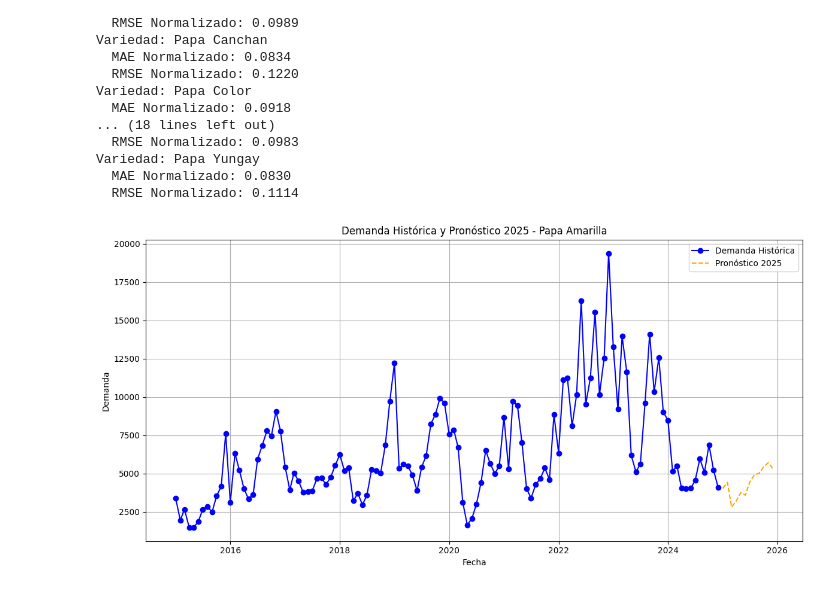
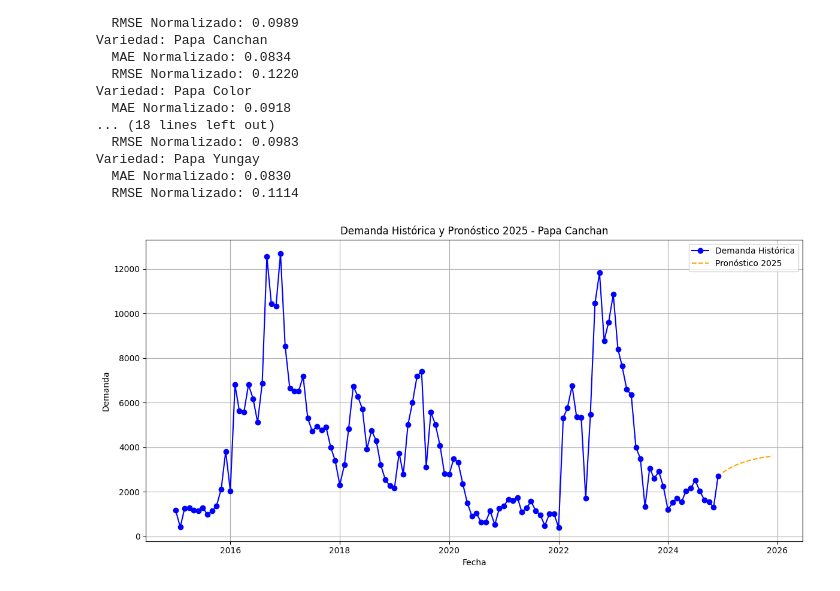
Before and after one commit to CIP-Hackaton/Arbues_CIP_notes, a Jupyter notebook: Demanda/CrearModelosParaCadaVariedad.ipynb, the cells around one changed output. Cells and saved outputs as stored; diff of their text form; code cells hidden in the pictures.

```diff
--- a/Demanda/CrearModelosParaCadaVariedad.ipynb
+++ b/Demanda/CrearModelosParaCadaVariedad.ipynb
@@ -699,7 +699,7 @@ import joblib
 from sklearn.preprocessing import MinMaxScaler
 
 # Configuración inicial
-variedad_seleccionada = "Papa Amarilla"  # Cambiar por la variedad deseada
+variedad_seleccionada = "Papa Canchan"  # Cambiar por la variedad deseada
 
 # Cargar datos y filtrar por variedad
 data = df[df['VariedadPapa'] == variedad_seleccionada].copy()
@@ -718,6 +718,7 @@ except FileNotFoundError:
 scaler = MinMaxScaler()
 data['Demanda_normalizada'] = scaler.fit_transform(data[['Demanda']])
 
+# PARA EL BACKEND :D
 # Generar predicciones para 2025
 inicio_forecast = '2025-01-01'
 fin_forecast = '2025-12-31'
@@ -725,31 +726,31 @@ fechas_forecast = pd.date_range(start=inicio_forecast, end=fin_forecast, freq='M
 
 forecast_normalizado = model.predict(n_periods=len(fechas_forecast))
 forecast = scaler.inverse_transform(np.array(forecast_normalizado).reshape(-1, 1)).flatten()
 
 # Crear un DataFrame para las predicciones
 forecast_df = pd.DataFrame({
     'Fecha': fechas_forecast,
     'Demanda_Pronosticada': forecast
 }).set_index('Fecha')
 
 # Graficar la serie de tiempo
 plt.figure(figsize=(12, 6))
 
 # Serie histórica
 plt.plot(data.index, data['Demanda'], label='Demanda Histórica', color='blue', marker='o')
 
 # Pronóstico
 plt.plot(forecast_df.index, forecast_df['Demanda_Pronosticada'], label='Pronóstico 2025', color='orange', linestyle='dashed')
 
 # Configuración del gráfico
 plt.title(f'Demanda Histórica y Pronóstico 2025 - {variedad_seleccionada}')
 plt.xlabel('Fecha')
 plt.ylabel('Demanda')
 plt.legend()
 plt.grid(True)
 plt.tight_layout()
 
 # Mostrar el gráfico
 plt.show()
 # %% [output]
-[figure, old version]
+[figure, new version]
```
Also changed, not shown: 1 other file.
